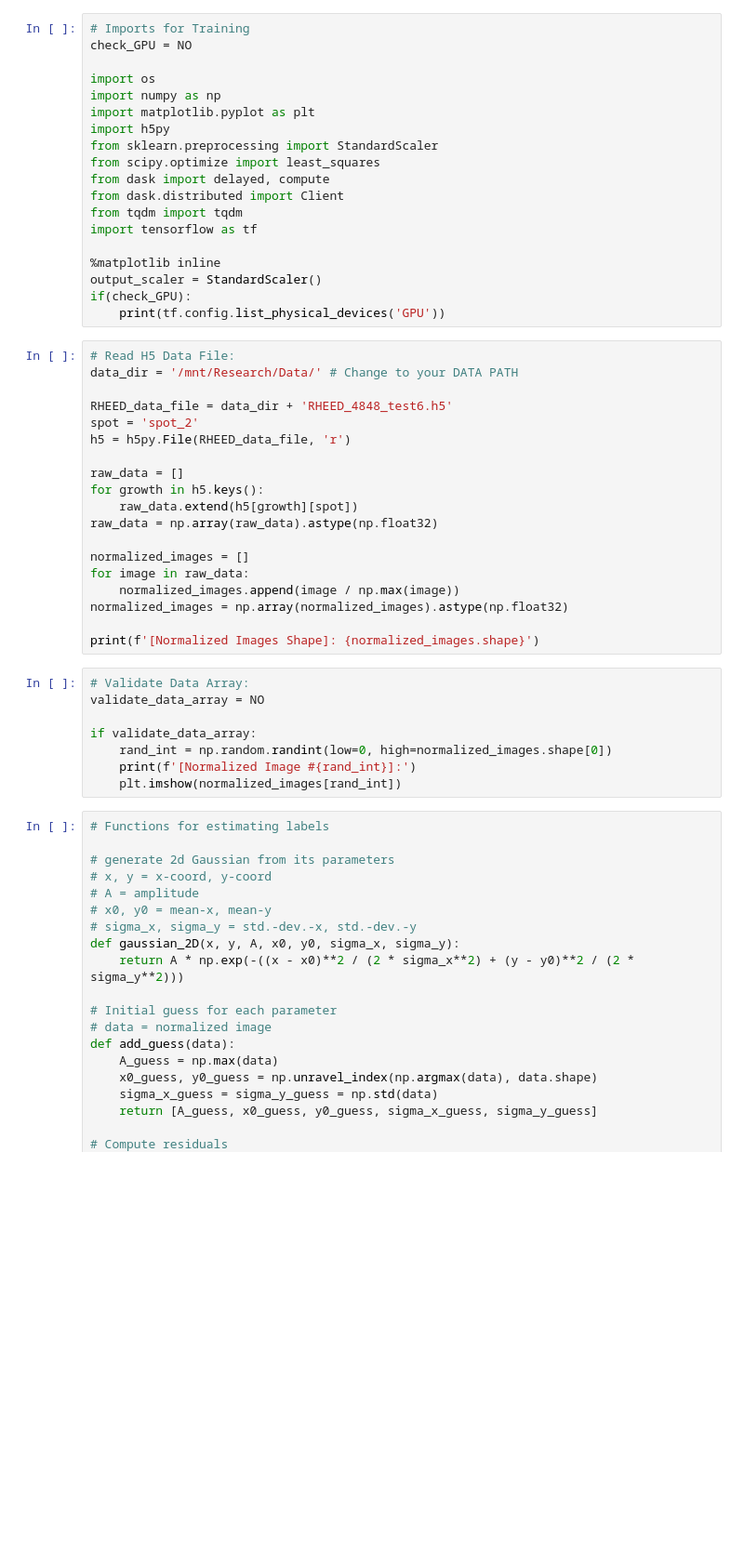
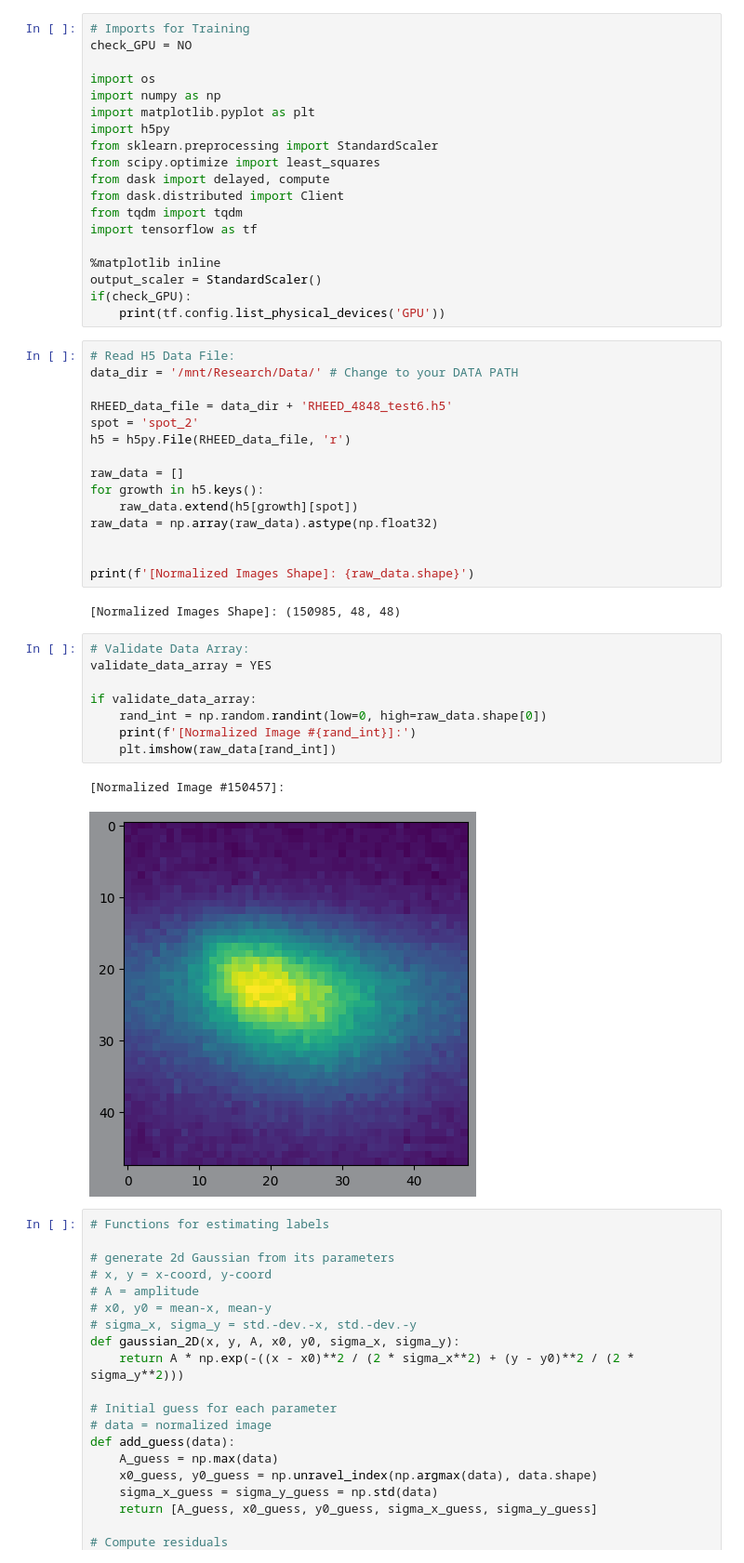
Before and after one commit to pujan-p/Rheed-GaussianModel, a Jupyter notebook: Training/Training.ipynb, the cells around one changed output. Shown: that part at 93% size. Saved outputs shown, nothing was run; the diff lists cells and outputs as text; blank space fills up the shorter version.

```diff
--- a/Training/Training.ipynb
+++ b/Training/Training.ipynb
@@ -42,20 +35,21 @@ for growth in h5.keys():
     raw_data.extend(h5[growth][spot])
 raw_data = np.array(raw_data).astype(np.float32)
 
-normalized_images = []
-for image in raw_data:
-    normalized_images.append(image / np.max(image))
-normalized_images = np.array(normalized_images).astype(np.float32)
 
-print(f'[Normalized Images Shape]: {normalized_images.shape}')
+print(f'[Normalized Images Shape]: {raw_data.shape}')
+# %% [output]
+[Normalized Images Shape]: (150985, 48, 48)
 # %%
 # Validate Data Array:
-validate_data_array = NO
+validate_data_array = YES
 
 if validate_data_array:
-    rand_int = np.random.randint(low=0, high=normalized_images.shape[0])
+    rand_int = np.random.randint(low=0, high=raw_data.shape[0])
     print(f'[Normalized Image #{rand_int}]:')
-    plt.imshow(normalized_images[rand_int])
+    plt.imshow(raw_data[rand_int])
+# %% [output]
+[Normalized Image #150457]:
+[figure, added]
 # %%
 # Functions for estimating labels
 
```
Also changed, not shown: parts of 9 cells of this notebook.
